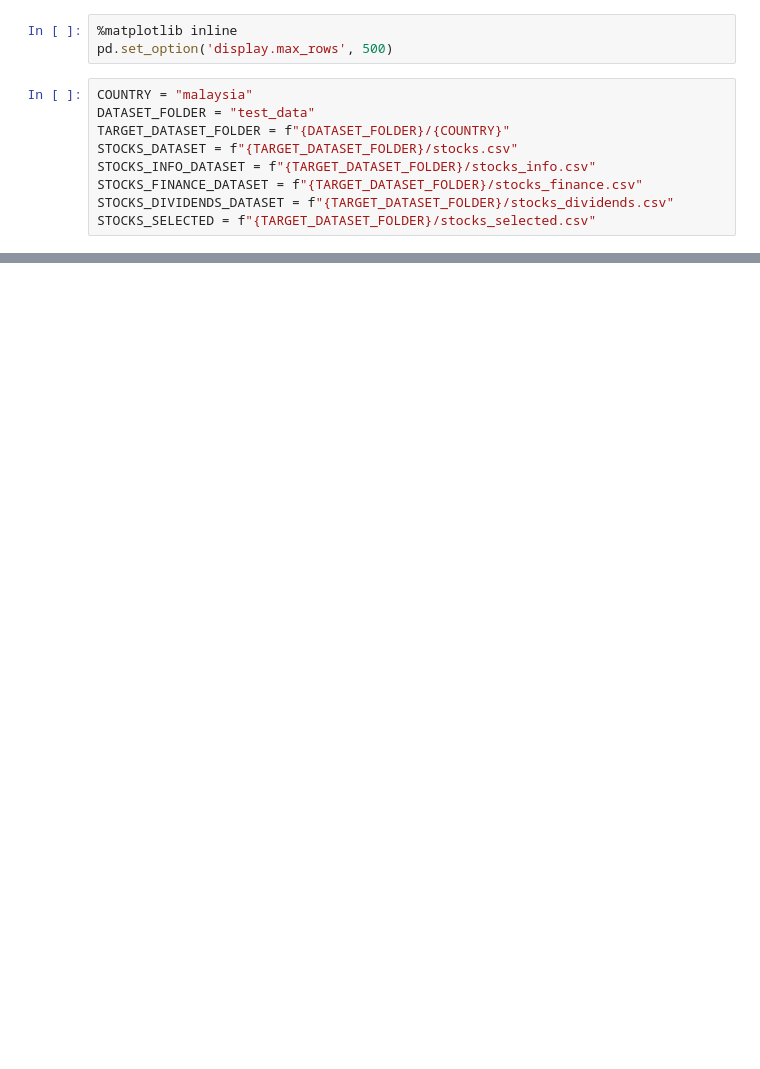
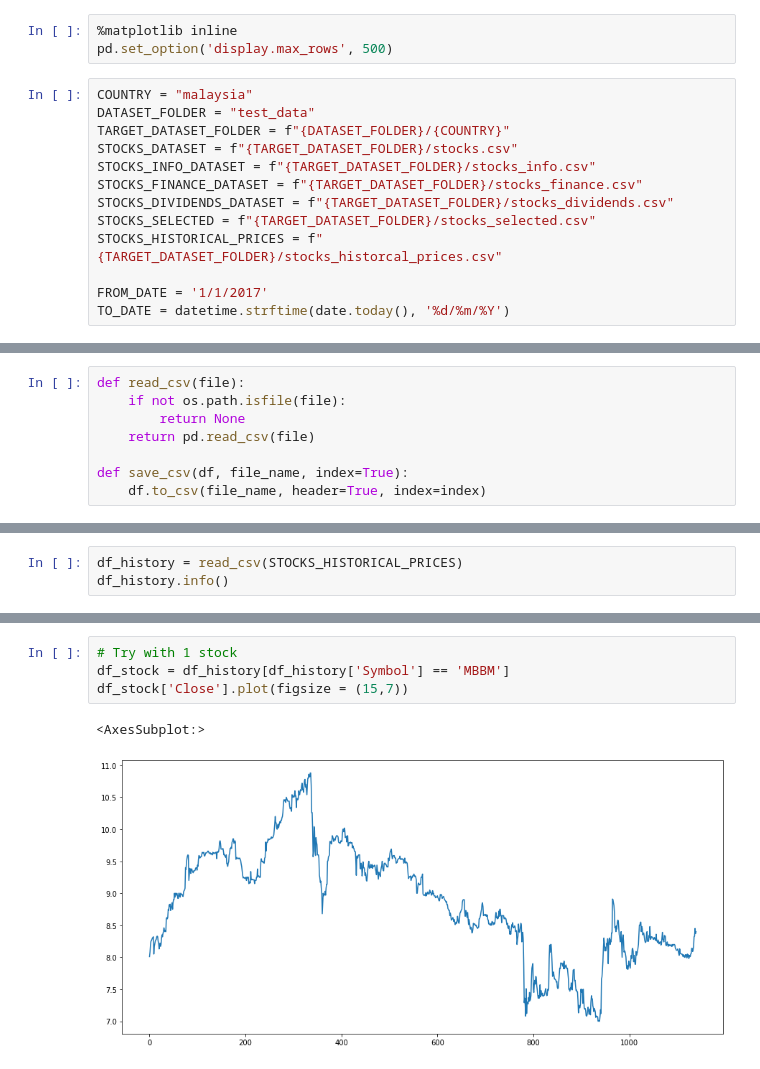
Before and after one commit to alpha2phi/jupyter-notebooks, a Jupyter notebook: nbs/02_01_stocks_machine_learning.ipynb, the cells around one changed output, grey strips where cells are left out. Saved outputs shown, nothing was run; the diff lists cells and outputs as text; blank space fills up the shorter version.

```diff
--- a/nbs/02_01_stocks_machine_learning.ipynb
+++ b/nbs/02_01_stocks_machine_learning.ipynb
@@ -28,3 +31,7 @@ STOCKS_INFO_DATASET = f"{TARGET_DATASET_FOLDER}/stocks_info.csv"
 STOCKS_FINANCE_DATASET = f"{TARGET_DATASET_FOLDER}/stocks_finance.csv"
 STOCKS_DIVIDENDS_DATASET = f"{TARGET_DATASET_FOLDER}/stocks_dividends.csv"
 STOCKS_SELECTED = f"{TARGET_DATASET_FOLDER}/stocks_selected.csv"
+STOCKS_HISTORICAL_PRICES = f"{TARGET_DATASET_FOLDER}/stocks_historcal_prices.csv"
+
+FROM_DATE = '1/1/2017'
+TO_DATE = datetime.strftime(date.today(), '%d/%m/%Y')
@@ -75,0 +38,8 @@ class Ticker_Data():
+# %%
+def read_csv(file):
+    if not os.path.isfile(file):
+        return None
+    return pd.read_csv(file)
+
+def save_csv(df, file_name, index=True):
+    df.to_csv(file_name, header=True, index=index)
@@ -75,0 +95,3 @@ class Ticker_Data():
+# %%
+df_history = read_csv(STOCKS_HISTORICAL_PRICES)
+df_history.info()
@@ -75,0 +114,7 @@ class Ticker_Data():
+# %%
+# Try with 1 stock
+df_stock = df_history[df_history['Symbol'] == 'MBBM']
+df_stock['Close'].plot(figsize = (15,7))
+# %% [output]
+<AxesSubplot:>
+[figure, added]
```
Also changed, not shown: parts of 10 cells of this notebook, 4 other files.
